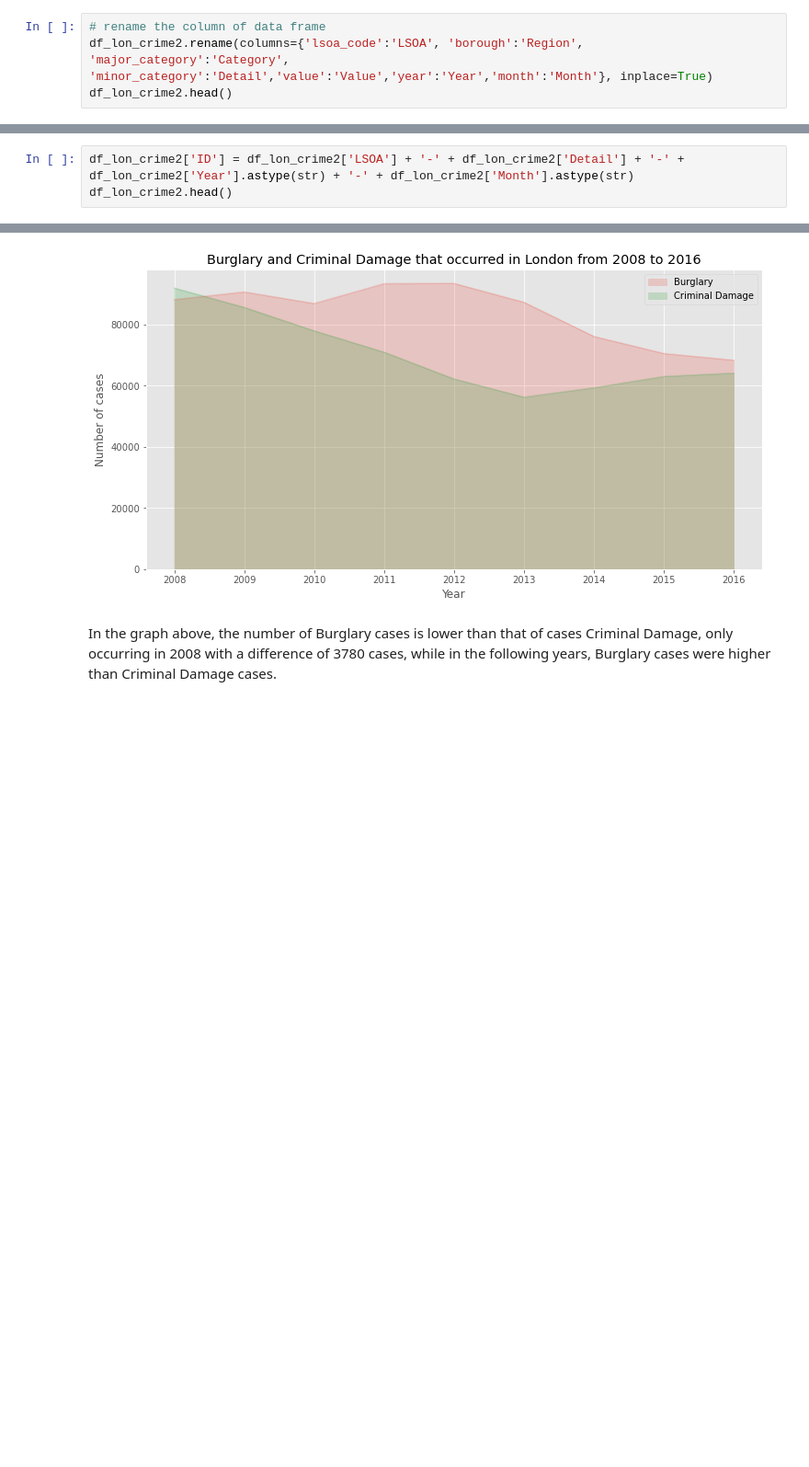
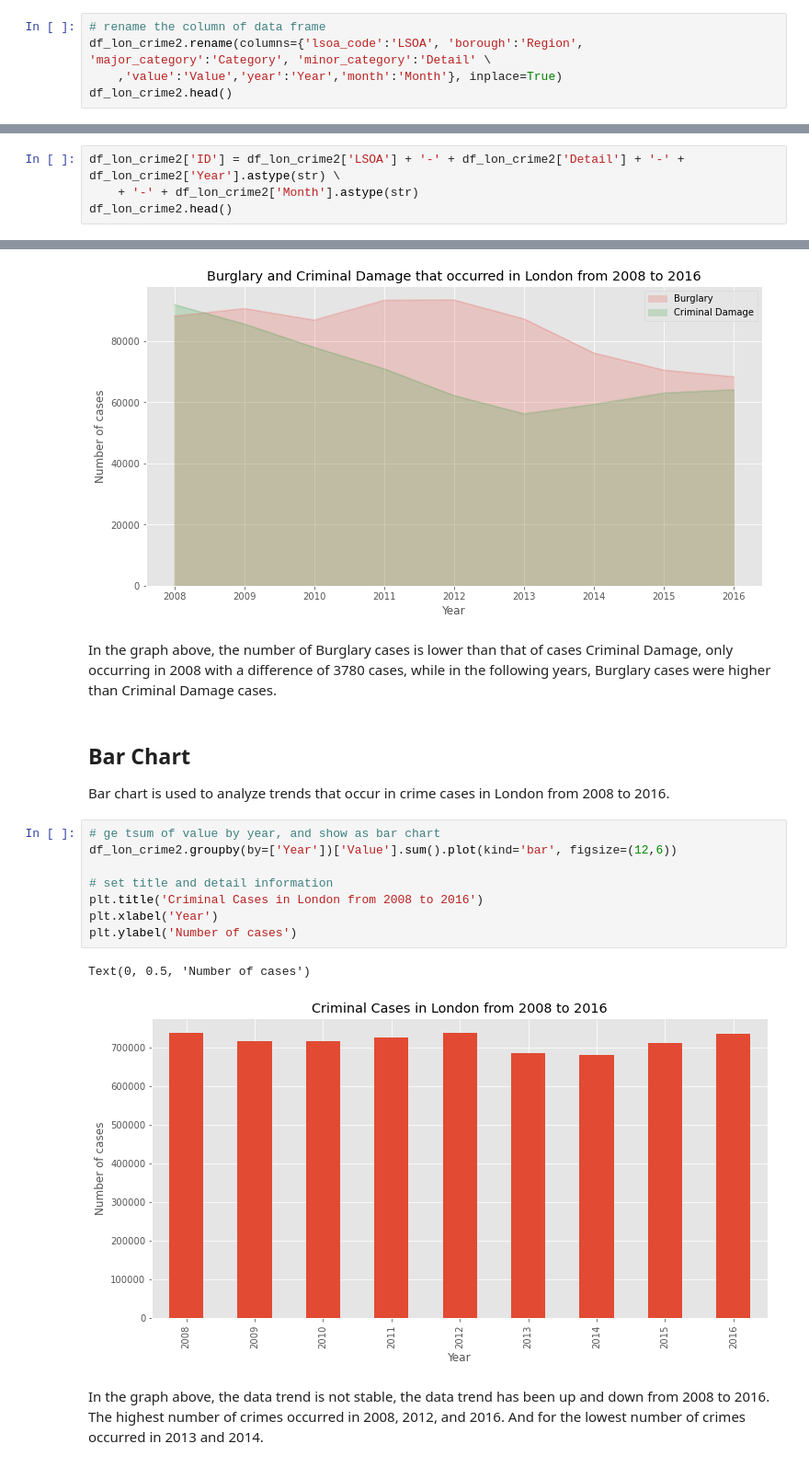
Before and after one commit to alvinamartya/london_crime, a Jupyter notebook: PYTN_1_083_Alvin_Amartya.ipynb, the cells around one changed output, grey strips where cells are left out. Shown at 92% size. Cells and saved outputs as stored; diff of their text form; blank space fills up the shorter version.

Commit message:
feat: adding bar chart

```diff
--- a/PYTN_1_083_Alvin_Amartya.ipynb
+++ b/PYTN_1_083_Alvin_Amartya.ipynb
@@ -98,7 +98,8 @@ From the information above, we can find out the information from the column and
 - `month` to be `Month`
 # %%
 # rename the column of data frame
-df_lon_crime2.rename(columns={'lsoa_code':'LSOA', 'borough':'Region', 'major_category':'Category', 'minor_category':'Detail','value':'Value','year':'Year','month':'Month'}, inplace=True)
+df_lon_crime2.rename(columns={'lsoa_code':'LSOA', 'borough':'Region', 'major_category':'Category', 'minor_category':'Detail' \
+    ,'value':'Value','year':'Year','month':'Month'}, inplace=True)
 df_lon_crime2.head()
 # %% [output]
 |  | LSOA | Region | Category | Detail | Value | Year | Month |
@@ -140,7 +141,8 @@ Data preprocessing is a technique used to convert raw data into useful and effic
 # %% [markdown]
 From the data, I have to have a column as an index to make it easier for me to manipulate data, but in current data frame doesn't have a unique column. So, I have to create a new column using combination of `LSOA-Detail-Year-Month` which named `ID`.
 # %%
-df_lon_crime2['ID'] = df_lon_crime2['LSOA'] + '-' + df_lon_crime2['Detail'] + '-' + df_lon_crime2['Year'].astype(str) + '-' + df_lon_crime2['Month'].astype(str)
+df_lon_crime2['ID'] = df_lon_crime2['LSOA'] + '-' + df_lon_crime2['Detail'] + '-' + df_lon_crime2['Year'].astype(str) \
+    + '-' + df_lon_crime2['Month'].astype(str)
 df_lon_crime2.head()
 # %% [output]
 |  | LSOA | Region | Category | Detail | Value | Year | Month | ID |
@@ -274,3 +276,19 @@ Text(0, 0.5, 'Number of cases')
 [figure]
 # %% [markdown]
 In the graph above, the number of Burglary cases is lower than that of cases Criminal Damage, only occurring in 2008 with a difference of 3780 cases, while in the following years, Burglary cases were higher than Criminal Damage cases.
+# %% [markdown]
+## Bar Chart
+Bar chart is used to analyze trends that occur in crime cases in London from 2008 to 2016.
+# %%
+# ge tsum of value by year, and show as bar chart
+df_lon_crime2.groupby(by=['Year'])['Value'].sum().plot(kind='bar', figsize=(12,6))
+
+# set title and detail information
+plt.title('Criminal Cases in London from 2008 to 2016')
+plt.xlabel('Year')
+plt.ylabel('Number of cases')
+# %% [output]
+Text(0, 0.5, 'Number of cases')
+[figure, added]
+# %% [markdown]
+In the graph above, the data trend is not stable, the data trend has been up and down from 2008 to 2016. The highest number of crimes occurred in 2008, 2012, and 2016. And for the lowest number of crimes occurred in 2013 and 2014.
```
Also changed, not shown: parts of 1 cell of this notebook.
